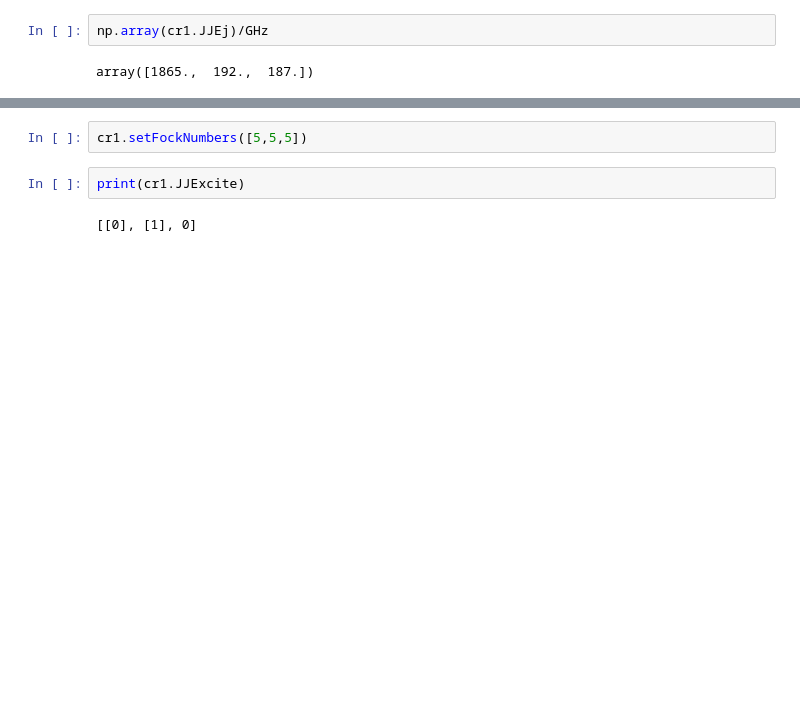
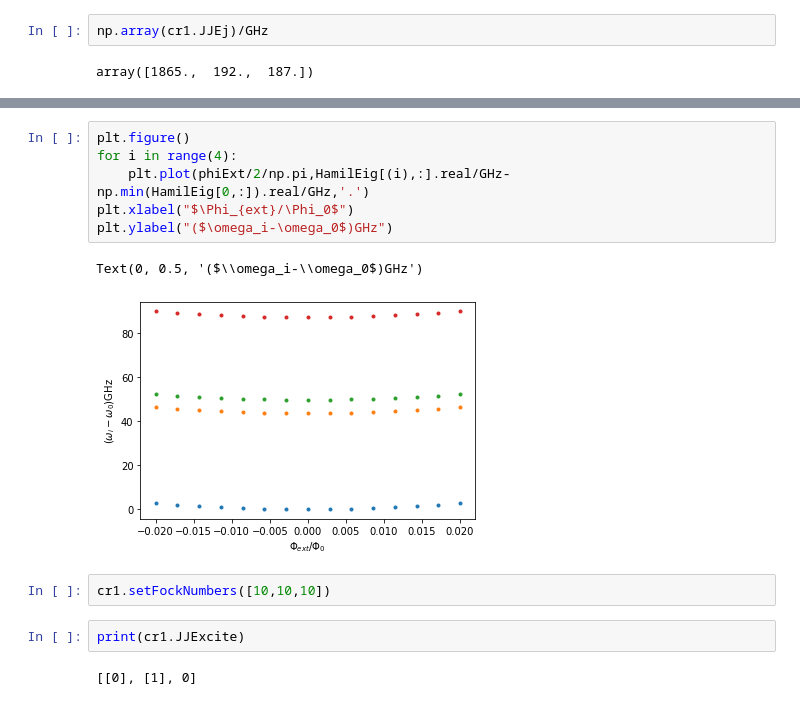
Before and after one commit to stanfordLINQS/SQcircuit, a Jupyter notebook: Untitled.ipynb, the cells around one changed output, grey strips where cells are left out. Saved outputs shown, nothing was run; the diff lists cells and outputs as text; blank space fills up the shorter version.

```diff
--- a/Untitled.ipynb
+++ b/Untitled.ipynb
@@ -92,5 +101,14 @@ Text(0, 0.5, '($\\omega_i-\\omega_0$)GHz')
-# %%
-cr1.setFockNumbers([5,5,5])
+# %%
+plt.figure()
+for i in range(4):
+    plt.plot(phiExt/2/np.pi,HamilEig[(i),:].real/GHz-np.min(HamilEig[0,:]).real/GHz,'.')
+plt.xlabel("$\Phi_{ext}/\Phi_0$")
+plt.ylabel("($\omega_i-\omega_0$)GHz")
+# %% [output]
+Text(0, 0.5, '($\\omega_i-\\omega_0$)GHz')
+[figure, added]
+# %%
+cr1.setFockNumbers([10,10,10])
 # %%
 print(cr1.JJExcite)
 # %% [output]
```
Also changed, not shown: parts of 11 cells of this notebook, 1 other file.
